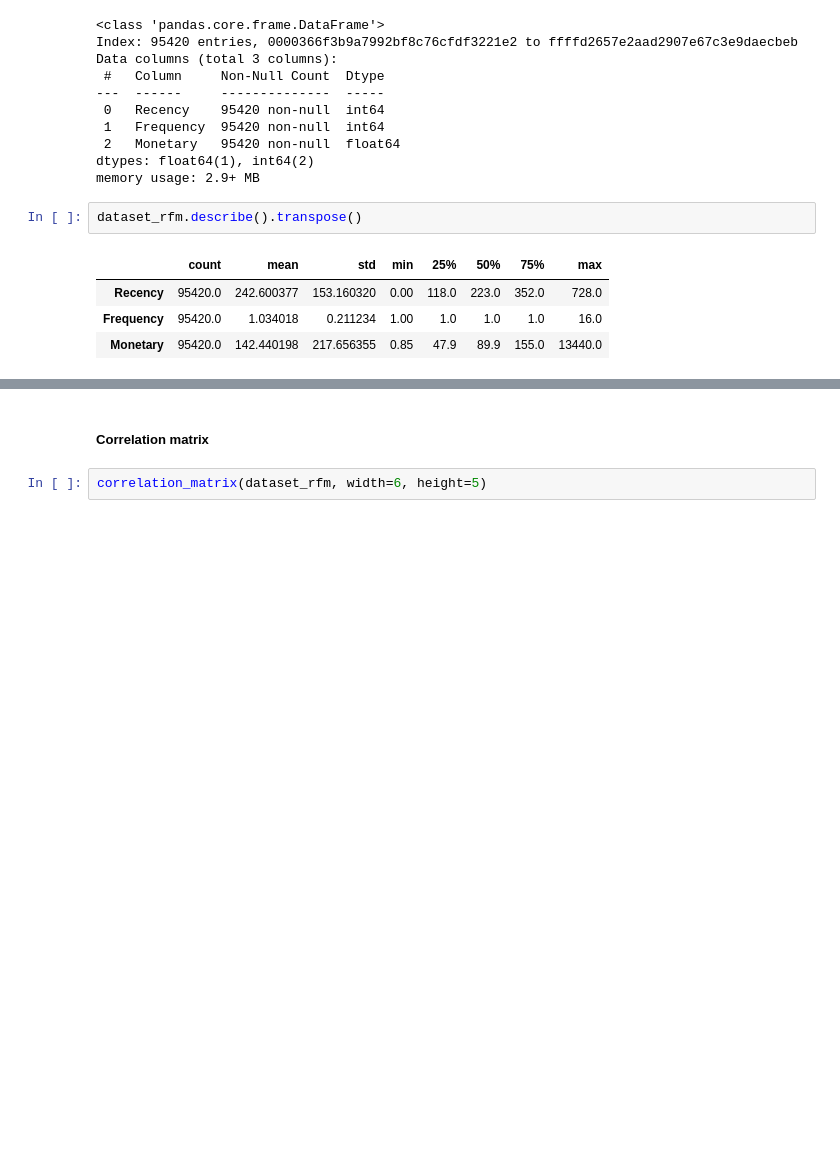
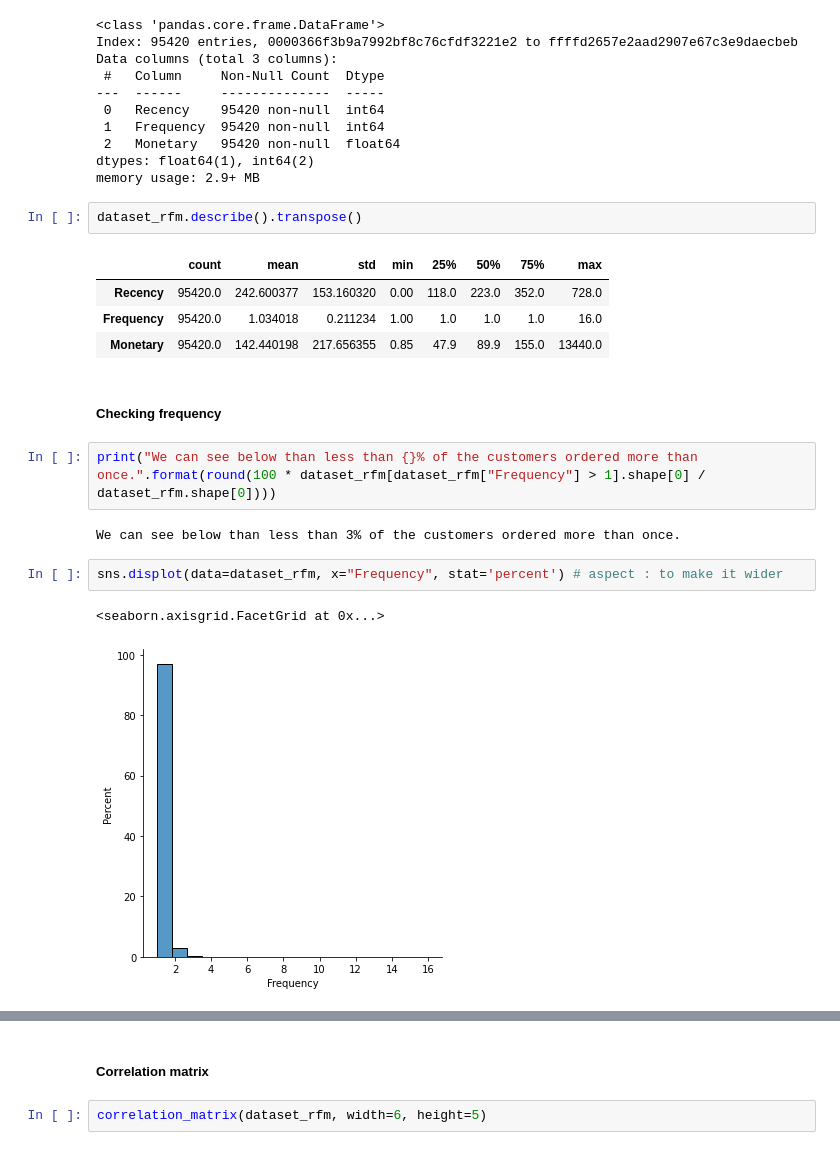
Before and after one commit to oumeima-elgharbi/P5_Data_Science_OpenClassrooms, a Jupyter notebook: P5_01_exploration.ipynb, the cells around one changed output, grey strips where cells are left out. Saved outputs shown, nothing was run; the diff lists cells and outputs as text; blank space fills up the shorter version.

```diff
--- a/P5_01_exploration.ipynb
+++ b/P5_01_exploration.ipynb
@@ -363,3 +363,14 @@ dataset_rfm.describe().transpose()
 | Recency | 95420.0 | 242.600377 | 153.160320 | 0.00 | 118.0 | 223.0 | 352.0 | 728.0 |
 | Frequency | 95420.0 | 1.034018 | 0.211234 | 1.00 | 1.0 | 1.0 | 1.0 | 16.0 |
 | Monetary | 95420.0 | 142.440198 | 217.656355 | 0.85 | 47.9 | 89.9 | 155.0 | 13440.0 |
+# %% [markdown]
+##### Checking frequency
+# %%
+print("We can see below than less than {}% of the customers ordered more than once.".format(round(100 * dataset_rfm[dataset_rfm["Frequency"] > 1].shape[0] / dataset_rfm.shape[0])))
+# %% [output]
+We can see below than less than 3% of the customers ordered more than once.
+# %%
+sns.displot(data=dataset_rfm, x="Frequency", stat='percent') # aspect : to make it wider
+# %% [output]
+<seaborn.axisgrid.FacetGrid at 0x...>
+[figure, added]
```
Also changed, not shown: parts of 14 cells of this notebook, 3 other files.
